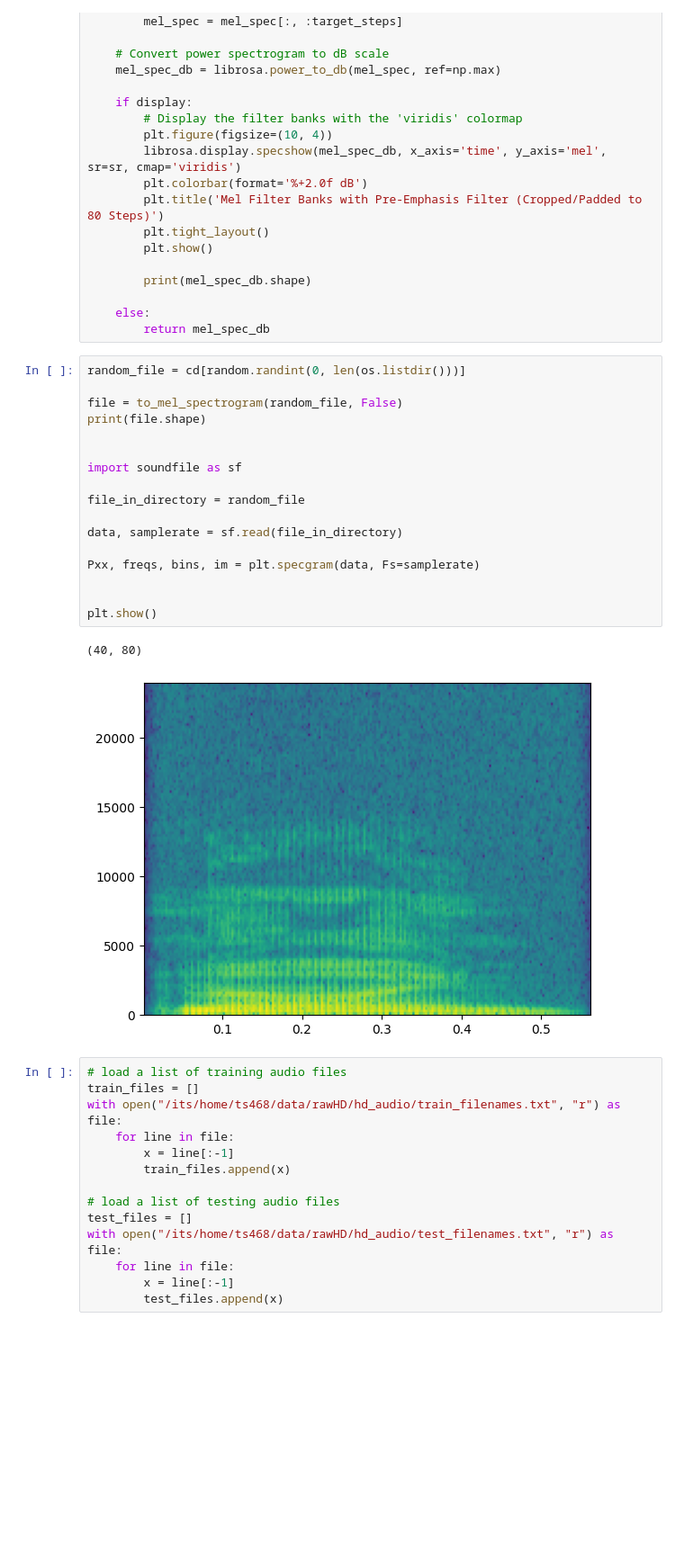
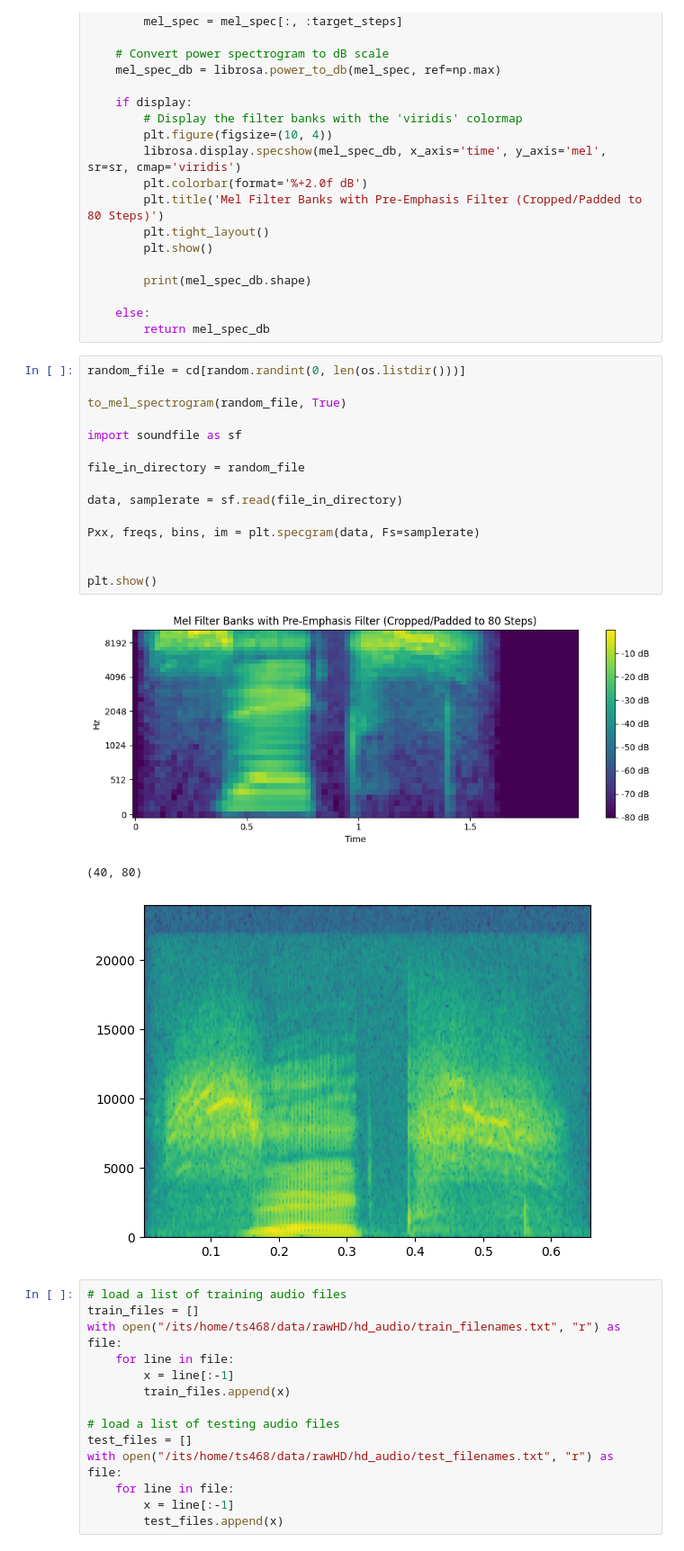
Before and after one commit to thomasshoesmith/Intel-Neuromorphic-Research-Project, a Jupyter notebook: mel-spectrogram encoding/HD_mel_spectrogram_encoder_v4.ipynb, the cells around one changed output. Shown at 90% size. Saved outputs shown, nothing was run; the diff lists cells and outputs as text; blank space fills up the shorter version.

```diff
--- a/mel-spectrogram encoding/HD_mel_spectrogram_encoder_v4.ipynb
+++ b/mel-spectrogram encoding/HD_mel_spectrogram_encoder_v4.ipynb
@@ -99,23 +99,22 @@ def to_mel_spectrogram(file_name, display = False):
 # %%
 random_file = cd[random.randint(0, len(os.listdir()))]
 
-file = to_mel_spectrogram(random_file, False)
-print(file.shape)
-
+to_mel_spectrogram(random_file, True)
 
 import soundfile as sf
 
 file_in_directory = random_file
 
 data, samplerate = sf.read(file_in_directory)
 
 Pxx, freqs, bins, im = plt.specgram(data, Fs=samplerate)
 
 
 plt.show()
 # %% [output]
+[figure, new version]
 (40, 80)
-[figure, old version]
+[figure, added]
 # %%
 # load a list of training audio files
 train_files = []
```
Also changed, not shown: parts of 1 cell of this notebook, 1 other file.
